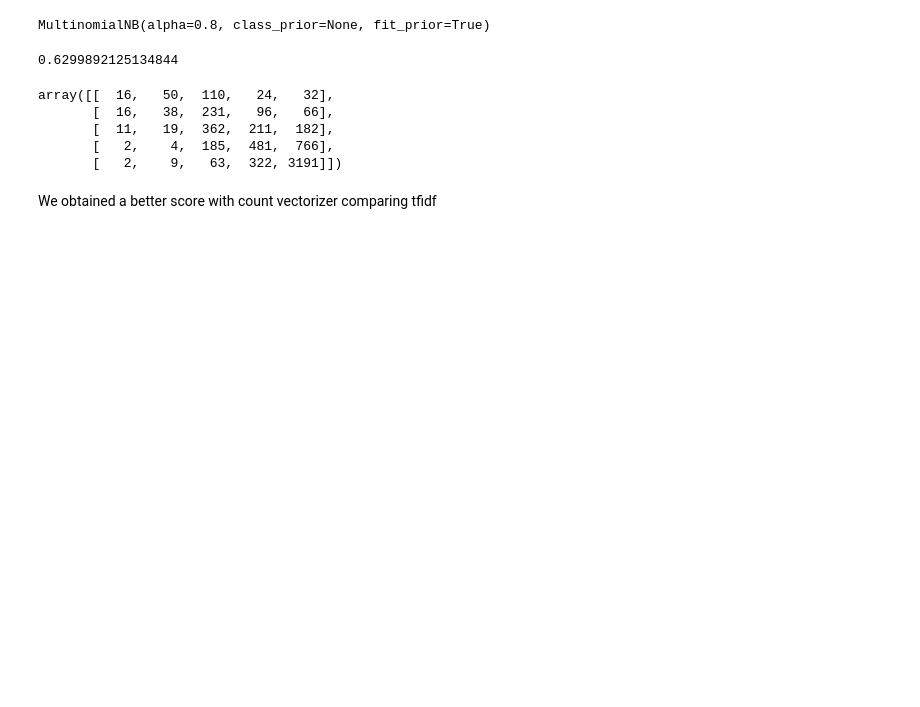
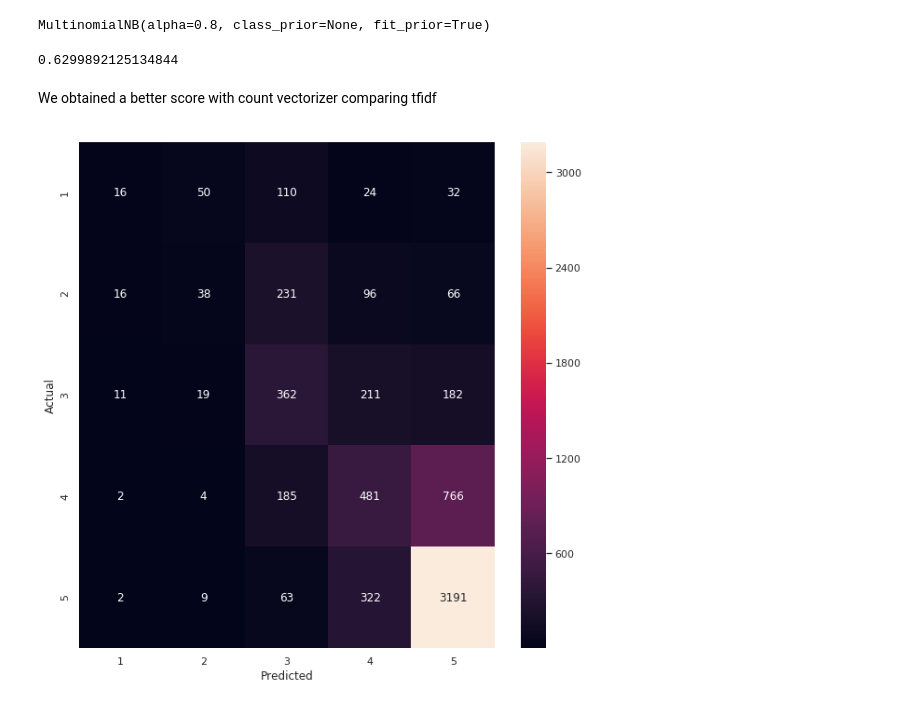
Before and after one commit to MuzafferEstelik/Natural_Language_Processing, a Jupyter notebook: Women-s Retail/NLP.ipynb, the cells around one changed output. Cells and saved outputs as stored; diff of their text form; code cells hidden in the pictures; blank space fills up the shorter version.

```diff
--- a/Women-s Retail/NLP.ipynb
+++ b/Women-s Retail/NLP.ipynb
@@ -546,17 +547,20 @@ pred = nb_classifier.predict(count_test)
 metrics.accuracy_score(y_test, pred)
 # %% [output]
 0.6299892125134844
-# %%
-# Calculate the confusion matrix
-metrics.confusion_matrix(y_test, pred)
-# %% [output]
-array([[  16,   50,  110,   24,   32],
-       [  16,   38,  231,   96,   66],
-       [  11,   19,  362,  211,  182],
-       [   2,    4,  185,  481,  766],
-       [   2,    9,   63,  322, 3191]])
 # %% [markdown]
 We obtained a better score with count vectorizer comparing tfidf
+# %%
+# Calculate the confusion matrix
+conf_mat = metrics.confusion_matrix(y_test, pred)
+# %%
+fig, ax = plt.subplots(figsize=(10,10))
+sns.heatmap(conf_mat, annot=True, fmt='d',
+            xticklabels=['1','2','3','4','5'], yticklabels=['1','2','3','4','5'])
+plt.ylabel('Actual')
+plt.xlabel('Predicted')
+plt.show()
+# %% [output]
+[figure, added]
 # %%
 # Get the class labels: class_labels
 class_labels = nb_classifier.classes_
```
Also changed, not shown: parts of 9 cells of this notebook.
